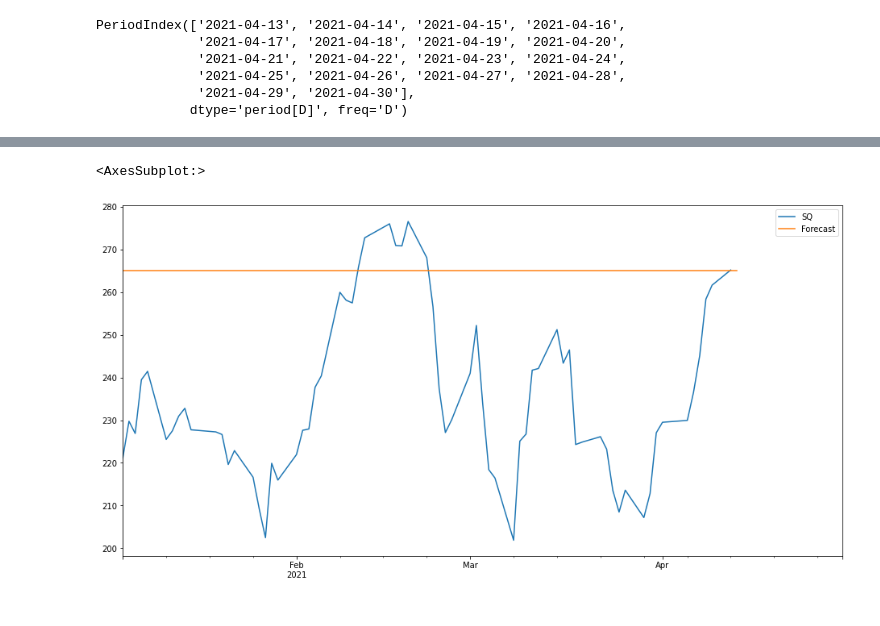
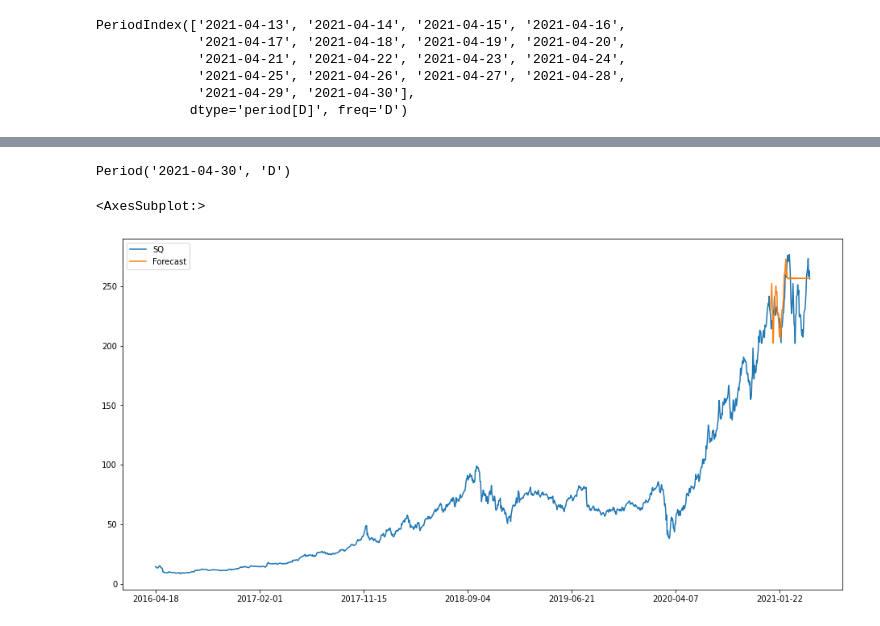
Before and after one commit to aloparev/arima, a Jupyter notebook: notebooks/ARIMA.ipynb, the cells around one changed output, grey strips where cells are left out. Cells and saved outputs as stored; diff of their text form; code cells hidden in the pictures.

Commit message:
change data freq to business >> forecast steps leaped further, but the main problen of same value is still present; besides the decomposition broke down

```diff
--- a/notebooks/ARIMA.ipynb
+++ b/notebooks/ARIMA.ipynb
@@ -291,7 +291,12 @@ import statsmodels.api as sm
 from statsmodels.tsa.seasonal import seasonal_decompose
 # %%
 sqdf = pd.DataFrame(df[square]) # avoid auto boxing into series
+
+sqdf.index = pd.DatetimeIndex(sqdf.index).to_period('B')
+# set index frequency to daily business, as it was string
+
 print(sqdf.head())
+print(sqdf.index)
 sqdf.describe().T # same as transpose()
 # %% [output]
                SQ
@@ -306,3 +318,0 @@ Date
-# %%
-sqdf.index = pd.DatetimeIndex(sqdf.index).to_period('D') # set index frequency to daily, as it was string
-sqdf.index
@@ -401,7 +455,7 @@ res.resid.plot(kind='kde')
 <AxesSubplot:ylabel='Density'>
 [figure]
 # %%
-sqdf[BT] = res.predict(start='2021-03-01', end='2021-04-12')
+sqdf[BT] = res.predict(start='2021-03-01', end='2021-04-16')
 print(sqdf[BT].mean())
 sqdf.tail()
 # %% [output]
@@ -472,5 +567,5 @@ PeriodIndex(['2016-04-13', '2016-04-14', '2016-04-15', '2016-04-18',
 # %%
-sqdf2[FC] = res.predict(start='2021-03-01', end='2021-04-13')
+sqdf2[FC] = res.predict(start='2021-03-01', end='2021-04-30')
 print(sqdf2[FC].mean())
 sqdf2.tail()
 # %% [output]
@@ -484,5 +588,9 @@ sqdf2.tail()
+# %%
+sqdf2.index[-1]
+# %% [output]
+Period('2021-04-30', 'D')
 # %%
-sqdf2[[square, FC]]['2021-01-01':].plot(figsize = SIXTEEN_BY_EIGHT)
+sqdf2[[square, FC]].plot(figsize = SIXTEEN_BY_EIGHT)
 # %% [output]
 <AxesSubplot:>
-[figure, old version]
+[figure, new version]
```
Also changed, not shown: parts of 37 cells of this notebook.
